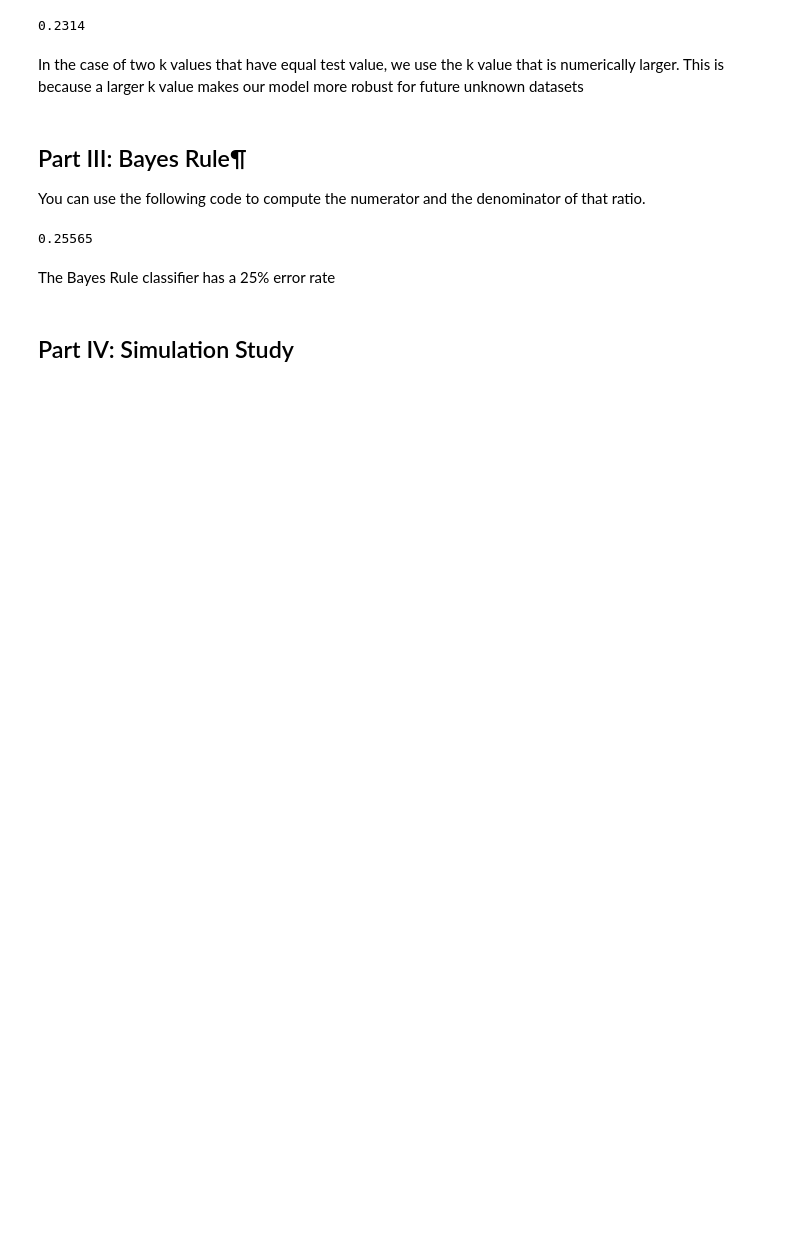
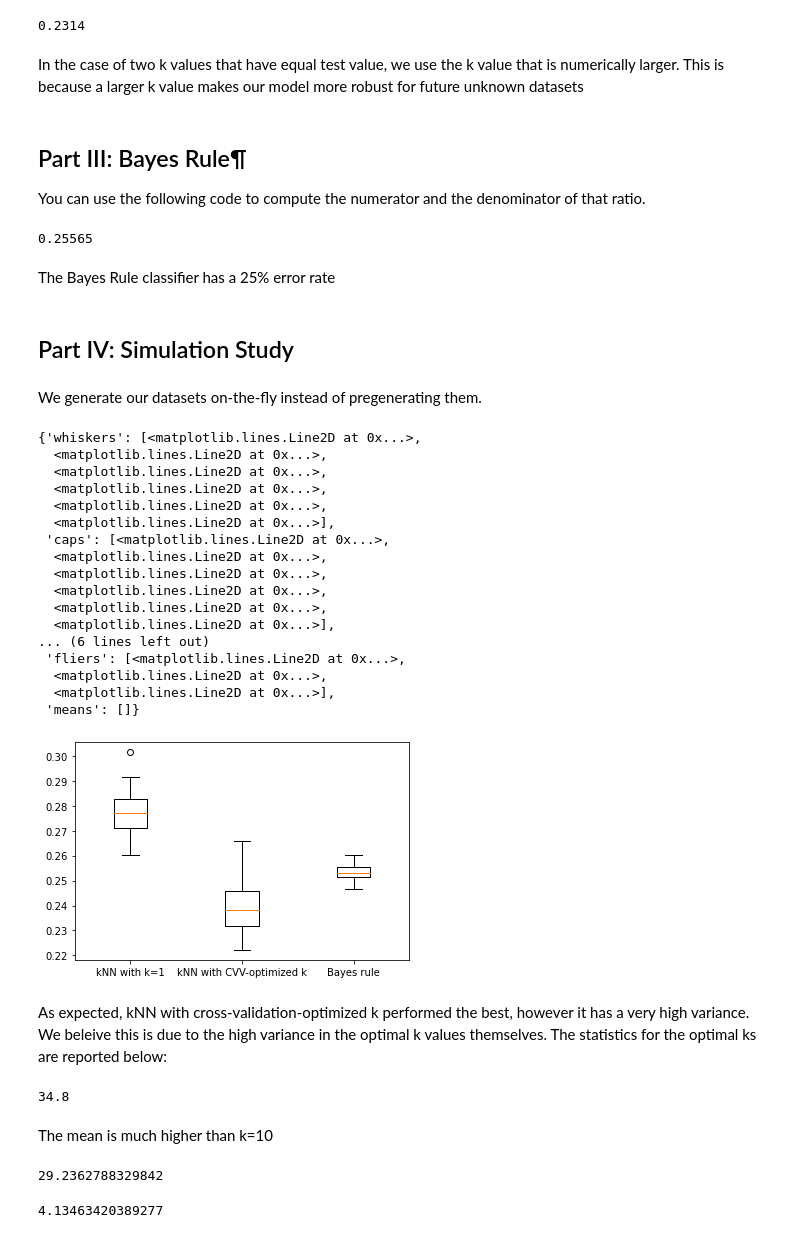
Before and after one commit to yardasol/stat542-ca1, a Jupyter notebook: ca1_651017568.ipynb, the cells around one changed output. Saved outputs shown, nothing was run; the diff lists cells and outputs as text; code cells hidden in the pictures; blank space fills up the shorter version.

```diff
--- a/ca1_651017568.ipynb
+++ b/ca1_651017568.ipynb
@@ -283,3 +285,81 @@ np.mean(test_pred != Ytest)
 The Bayes Rule classifier has a 25\% error rate
 # %% [markdown]
 ## Part IV: Simulation Study
+# %% [markdown]
+We generate our datasets on-the-fly instead of pregenerating them.
+# %%
+knn_k1_err = []
+knn_kcv_err = []
+optimal_ks = []
+bayes_rule_err = []
+for i in range(0,50):
+    # Generate ith set of data
+    Xtrain, Ytrain, Xtest, Ytest = generate_sim_data(sim_params)
+
+    # kNN with k=1
+    k = 1
+    knn_model = knn(n_neighbors = k)
+    knn_model.fit(Xtrain, Ytrain)
+    test_pred = knn_model.predict(Xtest)
+    knn_k1_err.append(np.mean(test_pred != Ytest))
+
+    # kNN with k determined by 10-fold CVV
+    num_folds = 10
+    best_k = int(my_cvKNN(Xtrain, Ytrain, num_folds))
+    optimal_ks.append(best_k)
+    knn_model = knn(n_neighbors = best_k)
+    knn_model.fit(Xtrain, Ytrain)
+    test_pred = knn_model.predict(Xtest)
+    knn_kcv_err.append(np.mean(test_pred != Ytest))
+
+    # Bayes Rule
+    test_pred = []
+    for x in Xtest:
+        d1 = sum(np.exp(- ((m1[i, 0] - x[0]) ** 2 + (m1[i, 1] - x[1]) ** 2) / (2 * sigma ** 2)) for i in range(len(m1)))
+        d0 = sum(np.exp(- ((m0[i, 0] - x[0]) ** 2 + (m0[i, 1] - x[1]) ** 2) / (2 * sigma ** 2)) for i in range(len(m0)))
+        if d1/d0 >=1:
+            test_pred.append(1)
+        else:
+            test_pred.append(0)
+
+    bayes_rule_err.append(np.mean(test_pred != Ytest))
+# %%
+plt.boxplot([knn_k1_err, knn_kcv_err, bayes_rule_err], labels=('kNN with k=1', 'kNN with CVV-optimized k', 'Bayes rule'))
+plt.title()
+# %% [output]
+{'whiskers': [<matplotlib.lines.Line2D at 0x...>,
+  <matplotlib.lines.Line2D at 0x...>,
+  <matplotlib.lines.Line2D at 0x...>,
+  <matplotlib.lines.Line2D at 0x...>,
+  <matplotlib.lines.Line2D at 0x...>,
+  <matplotlib.lines.Line2D at 0x...>],
+ 'caps': [<matplotlib.lines.Line2D at 0x...>,
+  <matplotlib.lines.Line2D at 0x...>,
+  <matplotlib.lines.Line2D at 0x...>,
+  <matplotlib.lines.Line2D at 0x...>,
+  <matplotlib.lines.Line2D at 0x...>,
+  <matplotlib.lines.Line2D at 0x...>],
+... (6 lines left out)
+ 'fliers': [<matplotlib.lines.Line2D at 0x...>,
+  <matplotlib.lines.Line2D at 0x...>,
+  <matplotlib.lines.Line2D at 0x...>],
+ 'means': []}
+[figure, added]
+# %% [markdown]
+As expected, kNN with cross-validation-optimized k performed the best, however it has a very high variance. We beleive this is due to the high variance in the optimal k values themselves. The statistics for the optimal ks are reported below:
+# %%
+np.mean(optimal_ks)
+# %% [output]
+34.8
+# %% [markdown]
+The mean is much higher than k=10
+# %%
+# standard deviation
+np.std(optimal_ks)
+# %% [output]
+29.2362788329842
+# %%
+# standard error
+np.std(optimal_ks) / np.sqrt(50)
+# %% [output]
+4.13463420389277
```
Also changed, not shown: parts of 3 cells of this notebook.
